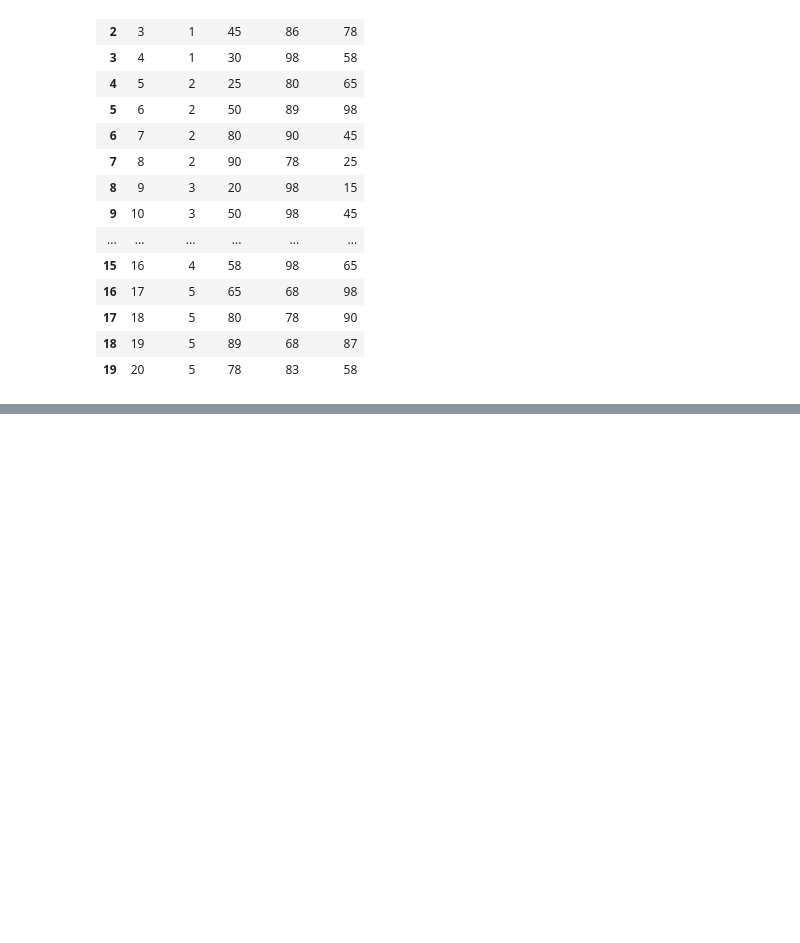
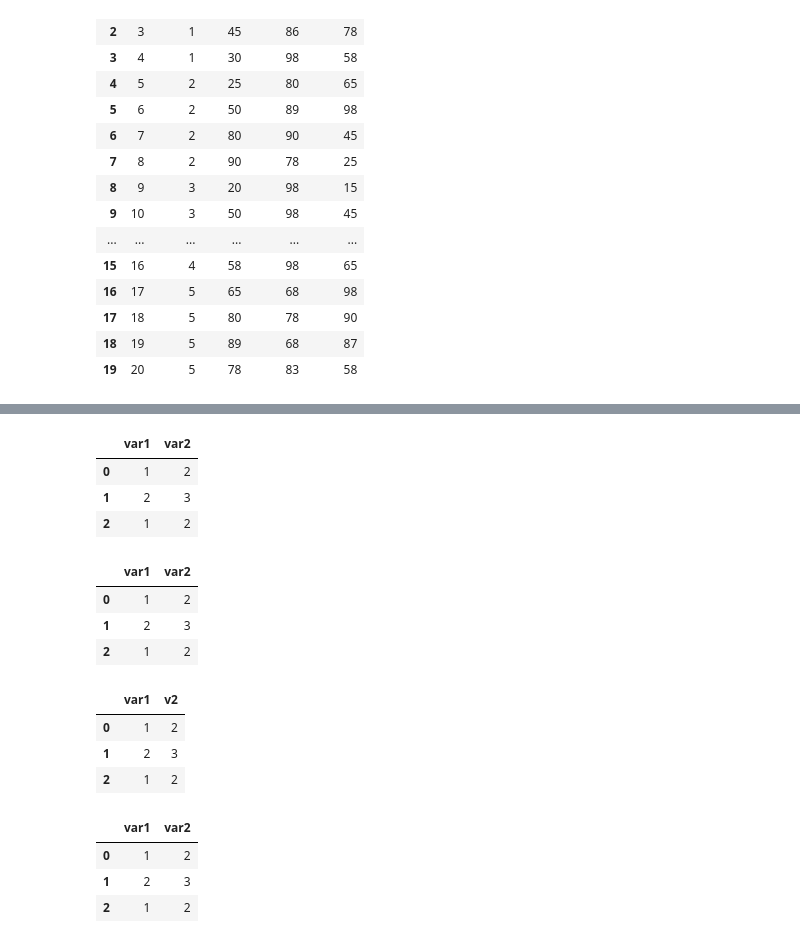
Before and after one commit to mizzcereal/kit_bigdata, a Jupyter notebook: chapter05/chapter05.ipynb, the cells around one changed output, grey strips where cells are left out. Drawn from its saved outputs; the diff is of its cells as text; code cells hidden in the pictures; blank space fills up the shorter version.

```diff
--- a/chapter05/chapter05.ipynb
+++ b/chapter05/chapter05.ipynb
@@ -217,3 +222,21 @@ df.head(10)
 # 메서드와 어트리뷰트의 차이 : 메서드 = 기술 / 어트리뷰트 = 능력치
 # ex) 기사의 기술(메서드) : 칼 휘드르기
 #     기사의 능력치(어트리뷰트) :  체력 50, 공격력 70
+# %%
+df_raw = pd.DataFrame({'var1' : [1,2,1],
+                       'var2' : [2,3,2]})
+
+df_raw
+# %% [output]
+|  | var1 | var2 |
+| 0 | 1 | 2 |
+| 1 | 2 | 3 |
+| 2 | 1 | 2 |
+# %%
+df_new = df_raw.copy()
+df_new
+# %% [output]
+|  | var1 | var2 |
+| 0 | 1 | 2 |
+| 1 | 2 | 3 |
+| 2 | 1 | 2 |
@@ -219,0 +245,14 @@ df.head(10)
+# %%
+df_new
+# %% [output]
+|  | var1 | v2 |
+| 0 | 1 | 2 |
+| 1 | 2 | 3 |
+| 2 | 1 | 2 |
+# %%
+df_raw
+# %% [output]
+|  | var1 | var2 |
+| 0 | 1 | 2 |
+| 1 | 2 | 3 |
+| 2 | 1 | 2 |
```
Also changed, not shown: parts of 5 cells of this notebook.
